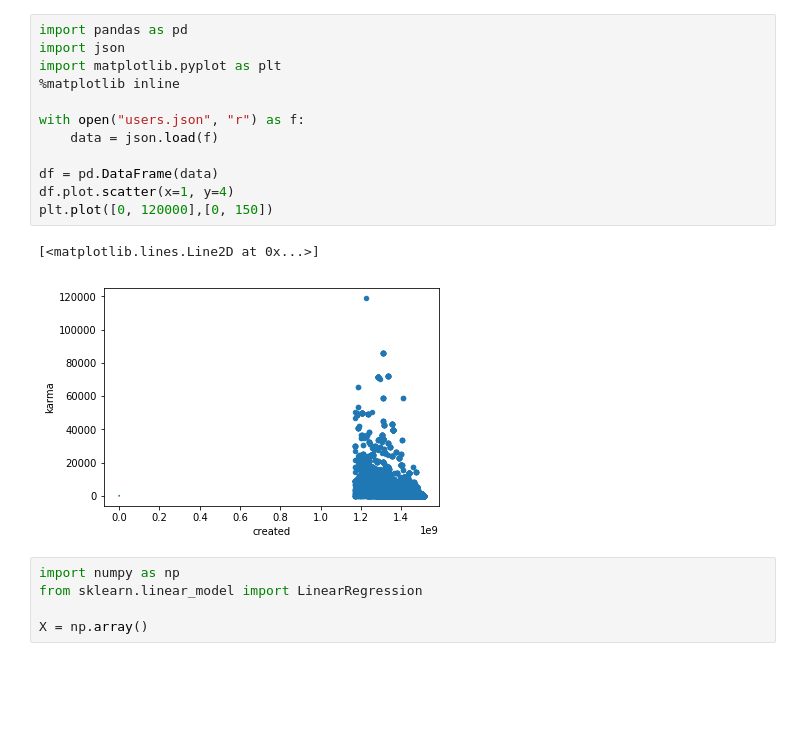
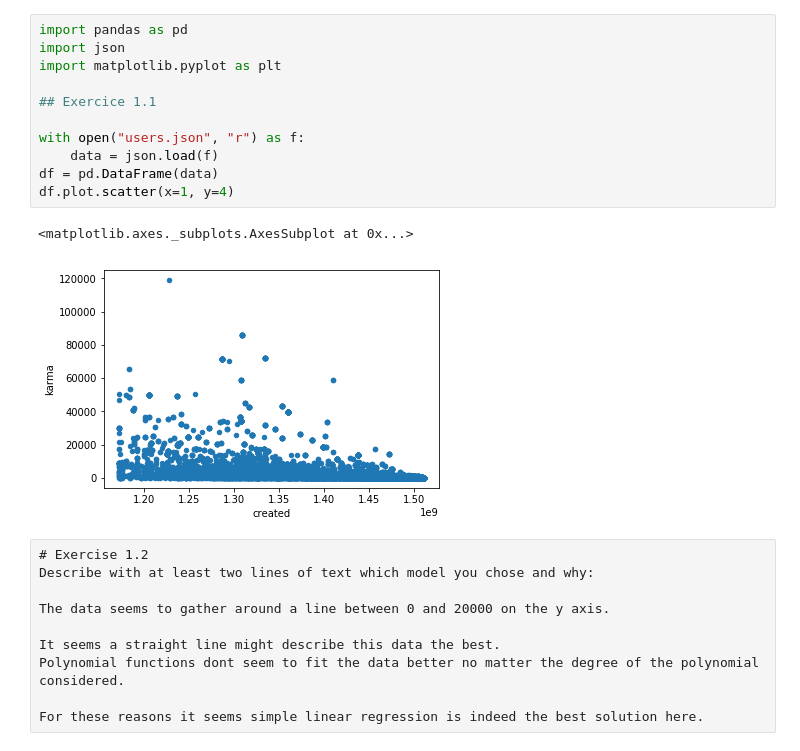
Before and after one commit to FarkIst/ML_Project1, a Jupyter notebook: project1.ipynb, the cells around one changed output. Drawn from its saved outputs; the diff is of its cells as text; blank space fills up the shorter version.

```diff
--- a/project1.ipynb
+++ b/project1.ipynb
@@ -1,20 +1,24 @@
 # %%
 import pandas as pd
 import json
 import matplotlib.pyplot as plt
-%matplotlib inline
+
+## Exercice 1.1
 
 with open("users.json", "r") as f:
     data = json.load(f)
-
 df = pd.DataFrame(data)
 df.plot.scatter(x=1, y=4)
-plt.plot([0, 120000],[0, 150])
 # %% [output]
-[<matplotlib.lines.Line2D at 0x...>]
+<matplotlib.axes._subplots.AxesSubplot at 0x...>
-[figure, old version]
+[figure, new version]
-# %%
-import numpy as np
-from sklearn.linear_model import LinearRegression
-
-X = np.array()
+# %% [raw]
+# Exercise 1.2
+Describe with at least two lines of text which model you chose and why:
+
+The data seems to gather around a line between 0 and 20000 on the y axis.
+
+It seems a straight line might describe this data the best.
+Polynomial functions dont seem to fit the data better no matter the degree of the polynomial considered.
+
+For these reasons it seems simple linear regression is indeed the best solution here.
```
Also changed, not shown: parts of 5 cells of this notebook.
